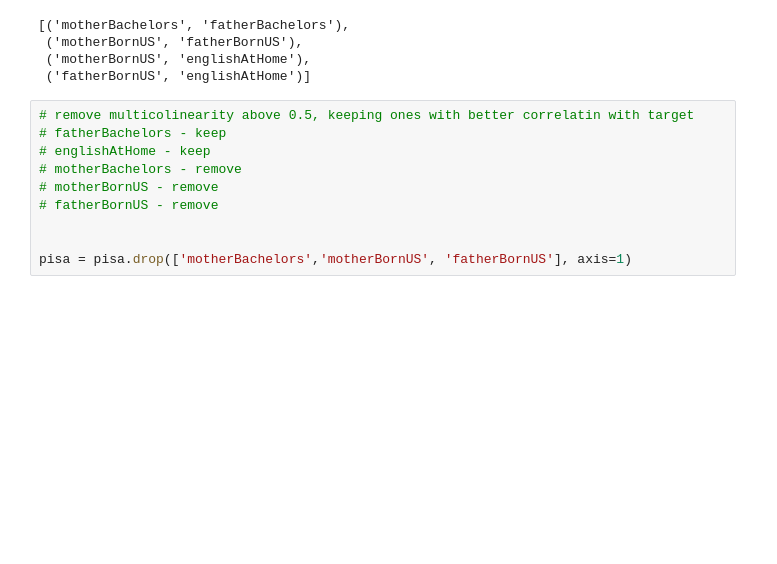
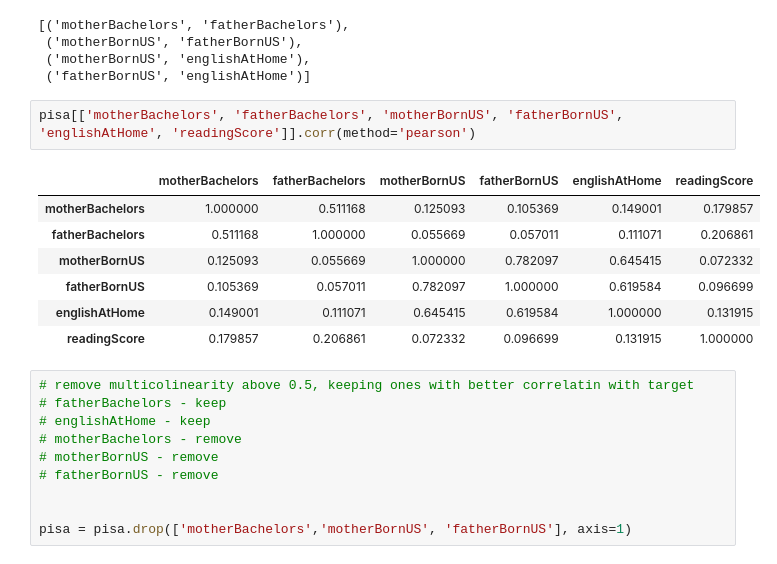
Before and after one commit to shintotm/TestScorePrediction, a Jupyter notebook: PreProcessing.ipynb, the cells around one changed output. Cells and saved outputs as stored; diff of their text form; blank space fills up the shorter version.

```diff
--- a/PreProcessing.ipynb
+++ b/PreProcessing.ipynb
@@ -59,6 +59,16 @@ indices
  ('motherBornUS', 'fatherBornUS'),
  ('motherBornUS', 'englishAtHome'),
  ('fatherBornUS', 'englishAtHome')]
+# %%
+pisa[['motherBachelors', 'fatherBachelors', 'motherBornUS', 'fatherBornUS', 'englishAtHome', 'readingScore']].corr(method='pearson')
+# %% [output]
+|  | motherBachelors | fatherBachelors | motherBornUS | fatherBornUS | englishAtHome | readingScore |
+| motherBachelors | 1.000000 | 0.511168 | 0.125093 | 0.105369 | 0.149001 | 0.179857 |
+| fatherBachelors | 0.511168 | 1.000000 | 0.055669 | 0.057011 | 0.111071 | 0.206861 |
+| motherBornUS | 0.125093 | 0.055669 | 1.000000 | 0.782097 | 0.645415 | 0.072332 |
+| fatherBornUS | 0.105369 | 0.057011 | 0.782097 | 1.000000 | 0.619584 | 0.096699 |
+| englishAtHome | 0.149001 | 0.111071 | 0.645415 | 0.619584 | 1.000000 | 0.131915 |
+| readingScore | 0.179857 | 0.206861 | 0.072332 | 0.096699 | 0.131915 | 1.000000 |
 # %%
 # remove multicolinearity above 0.5, keeping ones with better correlatin with target
 # fatherBachelors - keep
```
Also changed, not shown: parts of 2 cells of this notebook.
